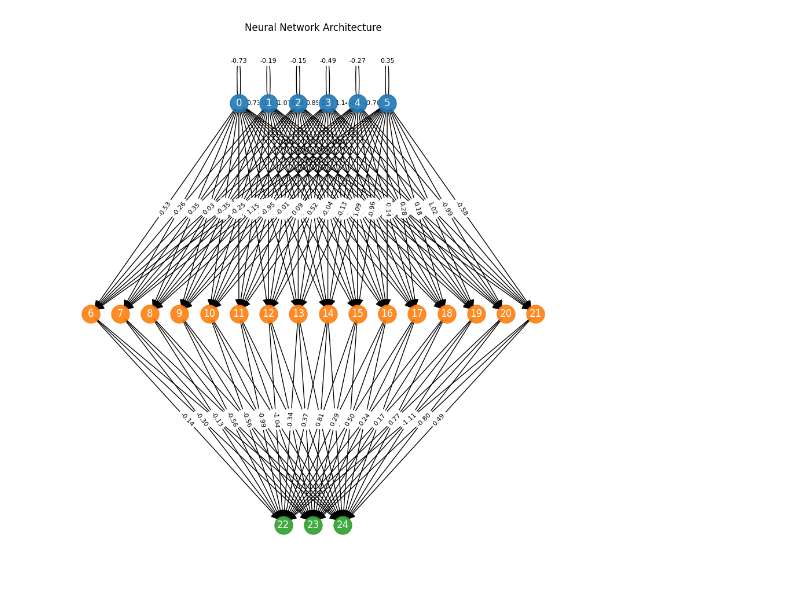
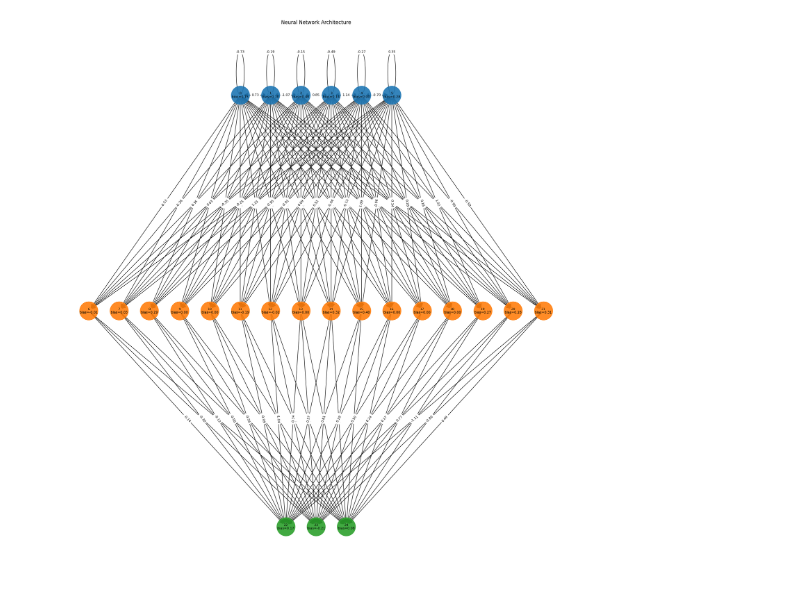
Before and after one commit to noblockhit/WIWOFlaschensammler, a Jupyter notebook: Visualisation.ipynb, the cells around one changed output. Cells and saved outputs as stored; diff of their text form; code cells hidden in the pictures.

Commit message:
finished visualization

```diff
--- a/Visualisation.ipynb
+++ b/Visualisation.ipynb
@@ -8,7 +8,7 @@ import matplotlib.pyplot as plt
 import networkx as nx
 
 # Define a simple Sequential model
-model = load_model('model.keras')
+model = load_model('model_with_noglass.keras')
 
 # Visualize the model architecture
 #plot_model(model, to_file='model.png', show_shapes=True, show_layer_names=True)
@@ -31,53 +31,60 @@ def visualize_network(weights, layer_names):
     # Adding nodes
     node_count = 0
     layer_nodes = []
+    node_biases = {}  # Dictionary to hold node biases
     for i, (w, b) in enumerate(weights):
         layer_node_count = w.shape[1]
-        layer_nodes.append([node_count + j for j in range(layer_node_count)])
+        current_layer_nodes = [node_count + j for j in range(layer_node_count)]
+        layer_nodes.append(current_layer_nodes)
+        for node, bias in zip(current_layer_nodes, b):
+            node_biases[node] = bias  # Assign bias to node
         node_count += layer_node_count
 
-    # Adding edges
+    # Adding edges (same as before)
     for i, (w, b) in enumerate(weights):
         input_nodes = layer_nodes[i - 1] if i > 0 else range(w.shape[0])
         output_nodes = layer_nodes[i]
         for j, output_node in enumerate(output_nodes):
             for k, input_node in enumerate(input_nodes):
                 G.add_edge(input_node, output_node, weight=w[k, j])
 
-    # Manually set positions for a more organized layout
+    # Manually set positions (same as before)
     pos = {}
-    layer_distances = 1.5  # vertical distance between layers
-    node_vertical_pos = 0  # starting y position for input layer
+    layer_distances = 3.5
+    node_vertical_pos = 0
     for i, layer in enumerate(layer_nodes):
         num_nodes = len(layer)
-        x_spacing = 2  # horizontal spacing between nodes
-        x_offset = -x_spacing * (num_nodes - 1) / 2  # center the layer
+        x_spacing = 2
+        x_offset = -x_spacing * (num_nodes - 1) / 2
         for j, node in enumerate(layer):
             pos[node] = (x_offset + j * x_spacing, node_vertical_pos)
         node_vertical_pos -= layer_distances
 
-    plt.figure(figsize=(12, 12))
+    plt.figure(figsize=(24, 24))
 
-    # Draw nodes with different colors for each layer
+    # Draw nodes with different colors for each layer (same as before)
     for i, nodes in enumerate(layer_nodes):
-        nx.draw_networkx_nodes(G, pos, nodelist=nodes, node_color=f'C{i}', node_size=500, alpha=0.9)
+        nx.draw_networkx_nodes(G, pos, nodelist=nodes, node_color=f'C{i}', node_size=2000, alpha=0.9)
 
-    # Draw edges
+    # Draw edges (same as before)
     edges = G.edges(data=True)
     nx.draw_networkx_edges(G, pos, edgelist=edges, arrowstyle='-|>', arrowsize=20, edge_color='black')
 
-    # Draw labels
-    nx.draw_networkx_labels(G, pos, font_size=12, font_color='white')
+    # Draw labels with bias values
+    node_labels = {node: f'{node}\nbias={bias:.2f}' for node, bias in node_biases.items()}
+    nx.draw_networkx_labels(G, pos, labels=node_labels, font_size=8, font_color='black')
 
-    # Draw edge labels (weights)
+    # Draw edge labels (weights) (same as before)
     edge_labels = {(u, v): f'{d["weight"]:.2f}' for u, v, d in edges}
     nx.draw_networkx_edge_labels(G, pos, edge_labels=edge_labels, font_size=8)
 
     plt.title("Neural Network Architecture")
     plt.axis('off')
+    plt.savefig('model.png')
     plt.show()
+
 
 layer_names = [layer.name for layer in model.layers if isinstance(layer, Dense)]
 visualize_network(weights, layer_names)
 # %% [output]
-[figure, old version]
+[figure, new version]
```
Also changed, not shown: 1 other file.
